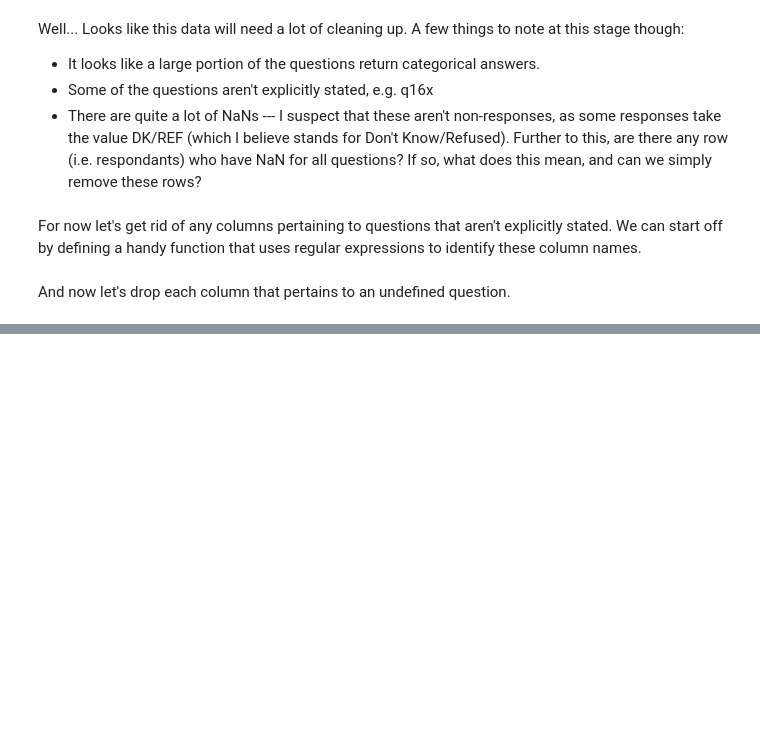
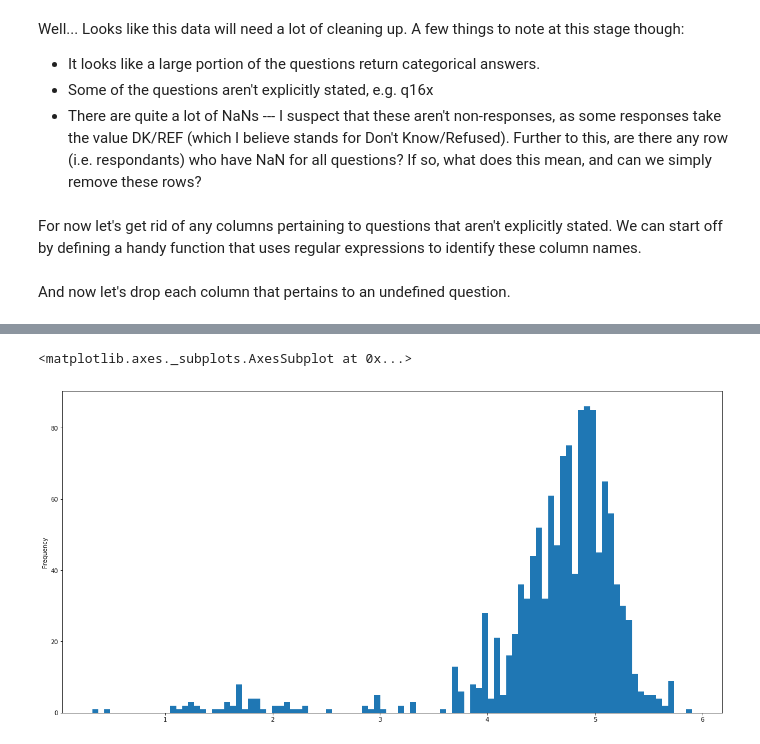
Before and after one commit to ksuchak1990/the_pulse_of_the_nation, a Jupyter notebook: pulse.ipynb, the cells around one changed output, grey strips where cells are left out. Drawn from its saved outputs; the diff is of its cells as text; code cells hidden in the pictures; blank space fills up the shorter version.

```diff
--- a/pulse.ipynb
+++ b/pulse.ipynb
@@ -231,0 +238,5 @@ ageCounts.plot.bar(color='b', figsize=(20,10))
+# %%
+reduced['lIncome'].plot.hist(bins=100, figsize=(20,10))
+# %% [output]
+<matplotlib.axes._subplots.AxesSubplot at 0x...>
+[figure, added]
```
Also changed, not shown: parts of 7 cells of this notebook.
